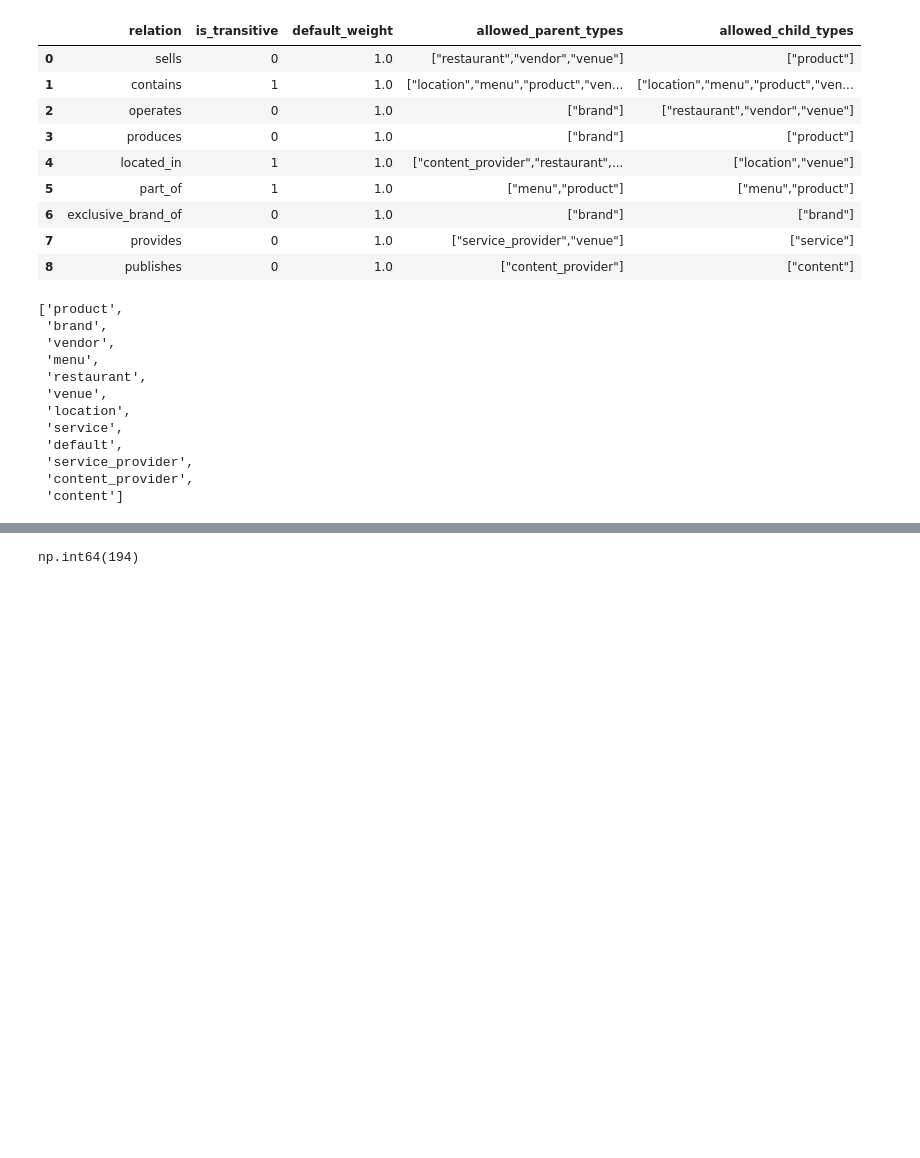
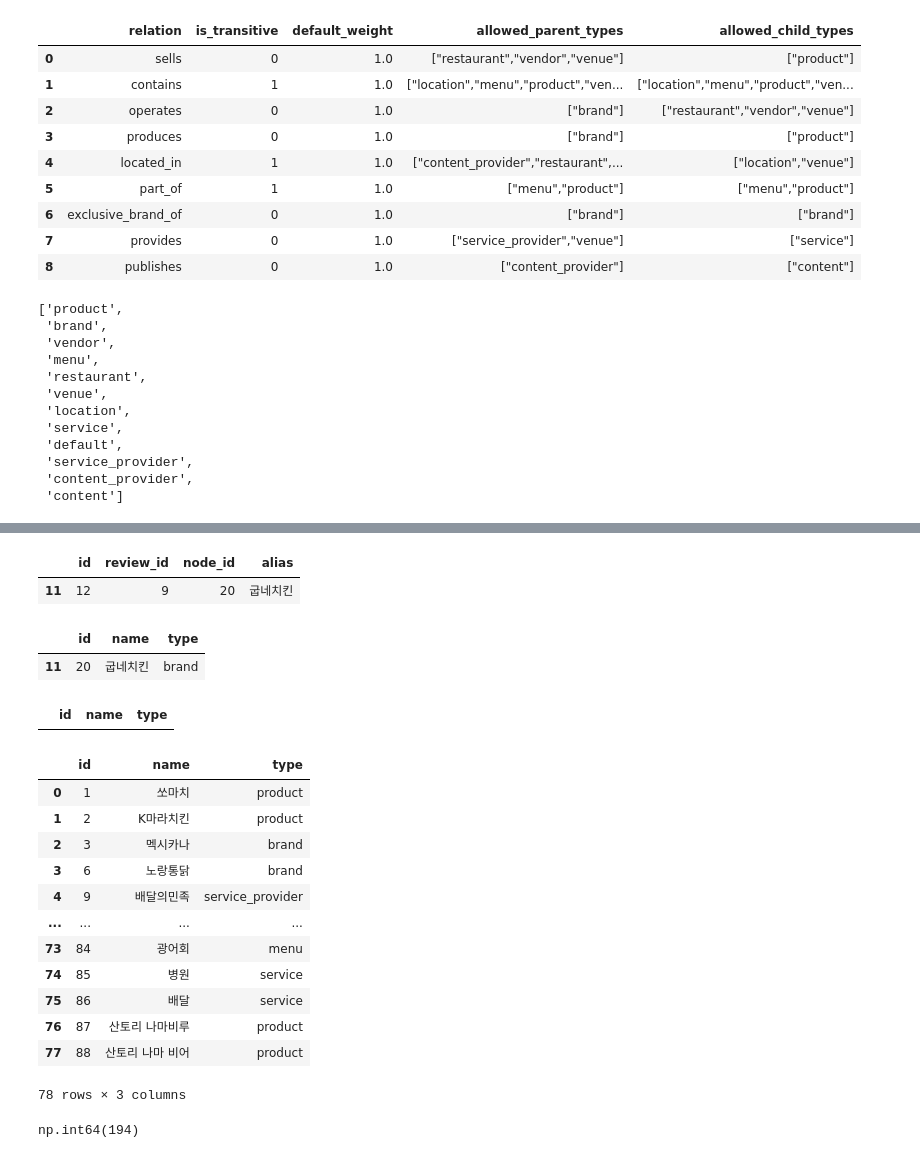
Before and after one commit to lbk209/entity-driven, a Jupyter notebook: analysis/review_analysis.ipynb, the cells around one changed output, grey strips where cells are left out. Saved outputs shown, nothing was run; the diff lists cells and outputs as text; code cells hidden in the pictures; blank space fills up the shorter version.

```diff
--- a/analysis/review_analysis.ipynb
+++ b/analysis/review_analysis.ipynb
@@ -146,3 +152,33 @@ review_entities (67, 4)
+# %%
+review_entities.loc[review_entities.alias == '굽네치킨']
+# %% [output]
+|  | id | review_id | node_id | alias |
+| 11 | 12 | 9 | 20 | 굽네치킨 |
+# %%
+nodes.loc[nodes.id ==20]
+# %% [output]
+|  | id | name | type |
+| 11 | 20 | 굽네치킨 | brand |
+# %%
+nodes.loc[nodes.name == '굽네']
+# %% [output]
+|  | id | name | type |
+# %%
+nodes
+# %% [output]
+|  | id | name | type |
+| 0 | 1 | 쏘마치 | product |
+| 1 | 2 | K마라치킨 | product |
+| 2 | 3 | 멕시카나 | brand |
+| 3 | 6 | 노랑통닭 | brand |
+| 4 | 9 | 배달의민족 | service_provider |
+| ... | ... | ... | ... |
+| 73 | 84 | 광어회 | menu |
+| 74 | 85 | 병원 | service |
+| 75 | 86 | 배달 | service |
+| 76 | 87 | 산토리 나마비루 | product |
+| 77 | 88 | 산토리 나마 비어 | product |
+78 rows × 3 columns
 # %%
 reviews['content'].map(len).max()
 #nodes
```
Also changed, not shown: parts of 3 cells of this notebook, 10 other files.
